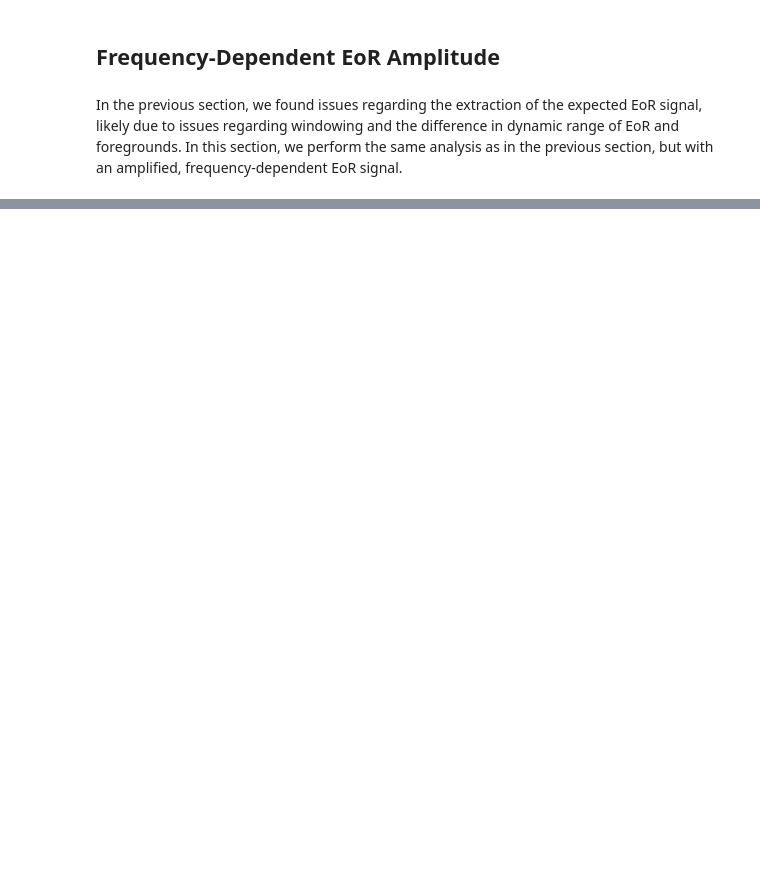
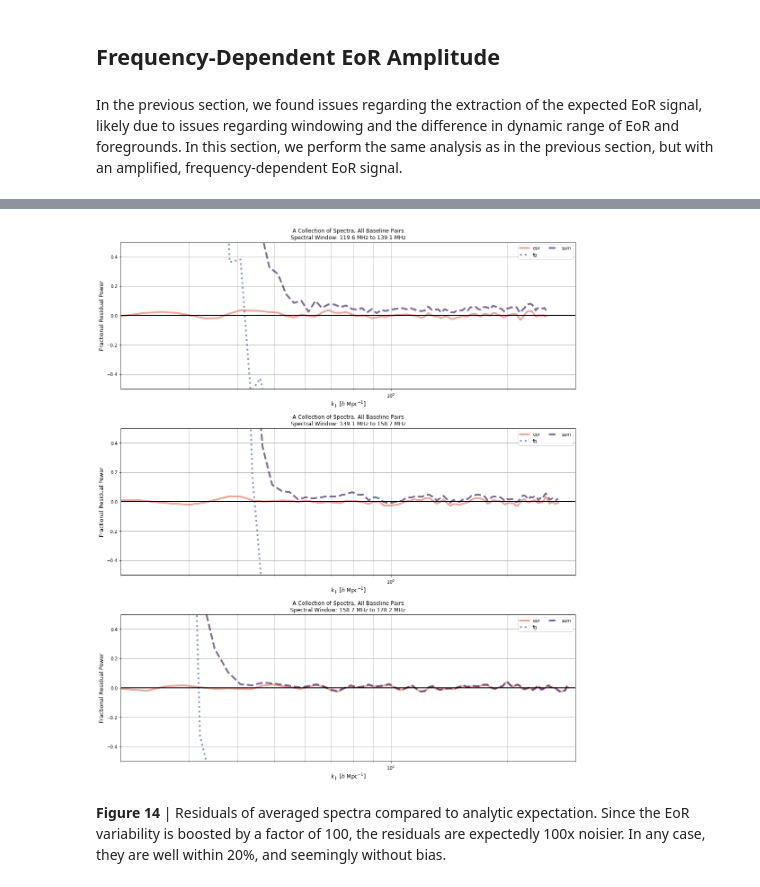
Before and after one commit to HERA-Team/hera-validation, a Jupyter notebook: test-series/1/test-1.0.0.ipynb, the cells around one changed output, grey strips where cells are left out. Drawn from its saved outputs; the diff is of its cells as text; code cells hidden in the pictures; blank space fills up the shorter version.

```diff
--- a/test-series/1/test-1.0.0.ipynb
+++ b/test-series/1/test-1.0.0.ipynb
@@ -922,0 +571,18 @@ del omni_cal_spectra, uncal_spectra, true_spectra, eor_spectra, fg_spectra
+# %%
+%%time
+# incoherently average all the spectra
+# each spw has 154 channels, but we'll be folding the spectra
+
+for label, path in fdep_paths.items():
+    for pth in path:
+
+        uvp = get_pspec(pth)
+        uvp.fold_spectra()
+
+        if label not in fdep_spectra:
+            fdep_spectra[label] = {spw: defaultdict(list) for spw in uvp.spw_array}
+
+        for key in uvp.get_all_keys():
+            spw = key[0]
+            blp = key[1]
+            fdep_spectra[label][spw][blp].append(uvp.get_data(key))
@@ -922,0 +622,6 @@ del omni_cal_spectra, uncal_spectra, true_spectra, eor_spectra, fg_spectra
+# %%
+plot_avg_spectra(fdep_spectra_avg, fdep_aliased_spectra, resid=True, xlim=(0.2, 3), ylim=(-0.5, 0.5))
+# %% [output]
+[figure, added]
+# %% [markdown]
+**Figure 14** | Residuals of averaged spectra compared to analytic expectation. Since the EoR variability is boosted by a factor of 100, the residuals are expectedly 100x noisier. In any case, they are well within 20%, and seemingly without bias.
```
Also changed, not shown: parts of 49 cells of this notebook.
